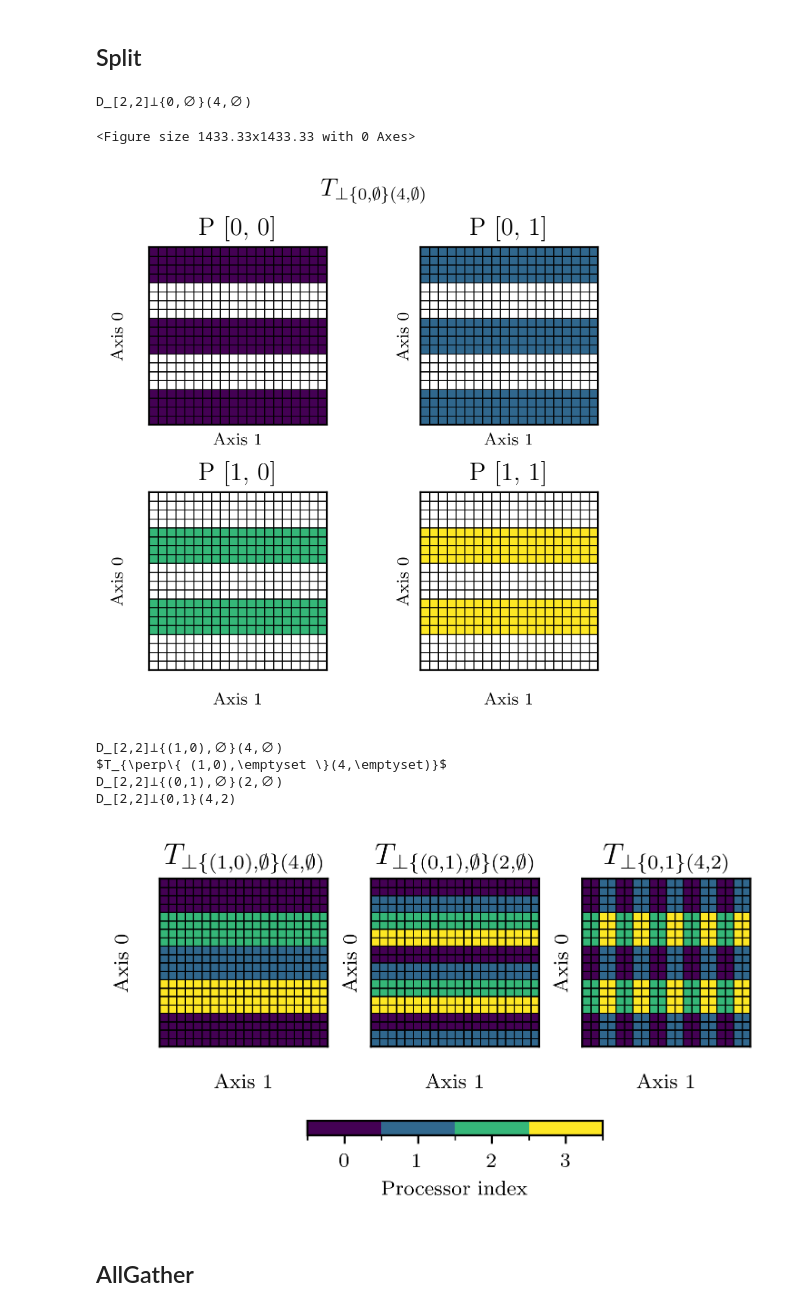
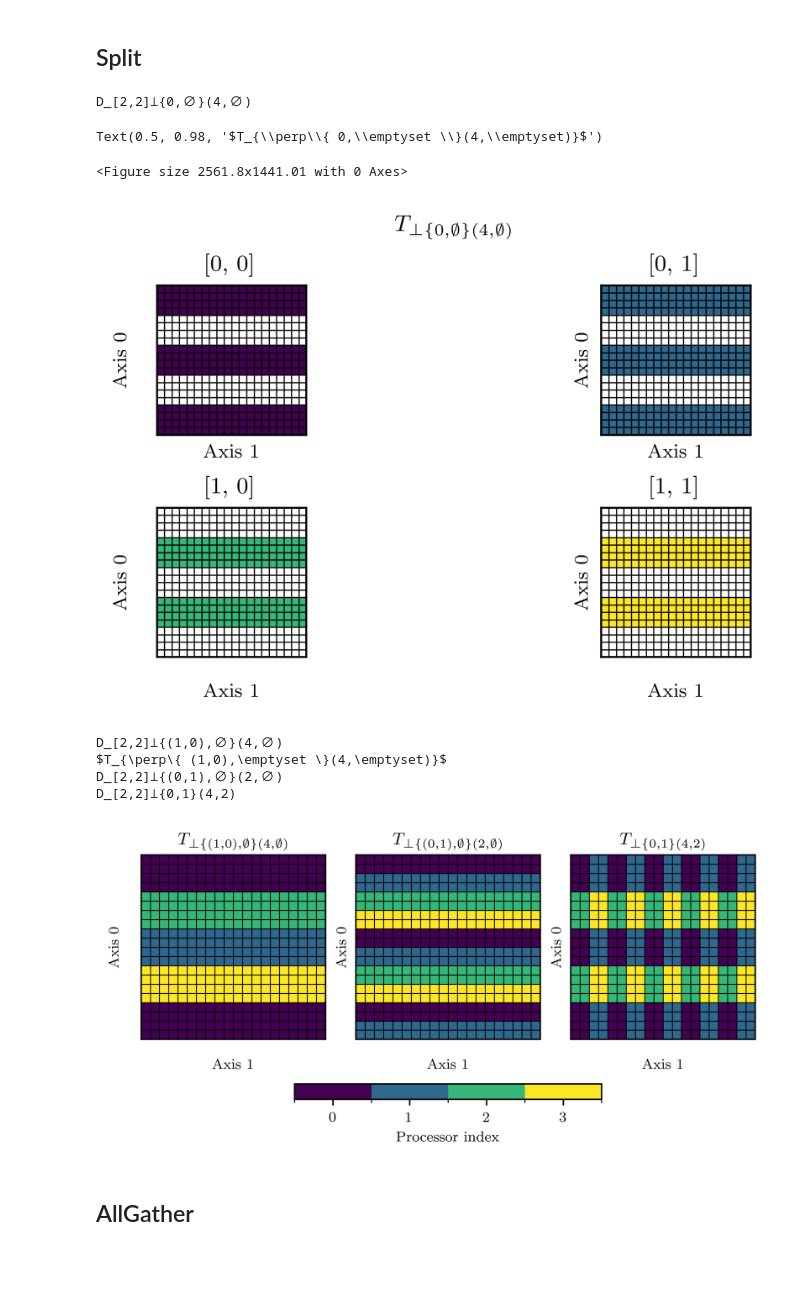
Before and after one commit to Helmholtz-AI-Energy/tensorcraft, a Jupyter notebook: notebooks/redistributions.ipynb, the cells around one changed output. Cells and saved outputs as stored; diff of their text form; code cells hidden in the pictures; blank space fills up the shorter version.

```diff
--- a/notebooks/redistributions.ipynb
+++ b/notebooks/redistributions.ipynb
@@ -20,17 +5,29 @@ log.setLevel("INFO")
 # %%
-LATEX_WIDTH = 517.935  # Doc
+%load_ext autoreload
+%autoreload 2
+import torch
+import tensorcraft as tc
+import matplotlib
+import matplotlib.pyplot as plt
+import logging
+import shutil
+
+tc.set_logger_config(level = logging.INFO)
+
+# LATEX_WIDTH = 517.935  # Doc
 # LATEX_WIDTH = 444.14774 # Doc
+LATEX_WIDTH = 370.28274 # Doc
 
 
-figSize = tc.viz.latex2figSize(LATEX_WIDTH, fraction=0.5, ratio=1)
-fontsize = 10
+default_figSize = tc.viz.latex2figSize(LATEX_WIDTH, fraction=1, ratio=16/9)
+fontsize = 8
 fontsize_small = 8
 
 matplotlib.rcParams.update(
     {
-        "figure.figsize": figSize,
-        "figure.dpi": 400,
-        # "figure.autolayout": True,
+        "figure.figsize": default_figSize,
+        "figure.dpi": 500,
+        "figure.autolayout": True,
         "font.family": "serif",
         "font.size": fontsize,
         "axes.labelsize": fontsize_small,
@@ -43,6 +40,7 @@ matplotlib.rcParams['text.usetex']= True if shutil.which('latex') else False
 # %% [markdown]
 ## Split
 # %%
+figSize = tc.viz.latex2figSize(LATEX_WIDTH, fraction=0.5, ratio=1)
 fig = plt.figure(layout='constrained')
 
 tensor_shape = torch.Size([20, 20])
@@ -55,40 +53,42 @@ fig.suptitle(dist.latexStr())
 # plt.savefig("plots/split_example_start.pdf")
 # %% [output]
 D_[2,2]⊥{0,∅}(4,∅)
-<Figure size 1433.33x1433.33 with 0 Axes>
+Text(0.5, 0.98, '$T_{\\perp\\{ 0,\\emptyset \\}(4,\\emptyset)}$')
+<Figure size 2561.8x1441.01 with 0 Axes>
-[figure, old version]
+[figure, new version]
 # %%
-fig = plt.figure(layout='constrained')
-grid = fig.add_gridspec(1, 3)
+figSize = tc.viz.latex2figSize(LATEX_WIDTH, fraction=1, ratio=2)
+fig = plt.figure(figsize=figSize,layout="constrained")
+grid = fig.add_gridspec(1,3)
 axs = grid.subplots(
     sharey=True,
 )
 
 new_dist, comm_vol, n_procs = dist.split(tensor_shape, tensor_axis=0, mesh_dims=1, block_size=2)
 print(new_dist)
-tc.viz.draw_2d_tensor(axs[0], tensor_shape, new_dist)
+tc.viz.draw_2d_tensor(axs[0], tensor_shape, new_dist, )
 print(new_dist.latexStr())
 axs[0].set_title(new_dist.latexStr())
 
 new_dist, comm_vol, n_procs = dist.split(tensor_shape, tensor_axis=0, mesh_dims=1, block_size=2, minor=True)
 print(new_dist)
-tc.viz.draw_2d_tensor(axs[1], tensor_shape, new_dist)
+tc.viz.draw_2d_tensor(axs[1], tensor_shape, new_dist, )
 axs[1].set_title(new_dist.latexStr())
 
 new_dist, comm_vol, n_procs = dist.split(tensor_shape, tensor_axis=1, mesh_dims=1, block_size=2)
 print(new_dist)
-tc.viz.draw_2d_tensor(axs[2], tensor_shape, new_dist)
+tc.viz.draw_2d_tensor(axs[2], tensor_shape, new_dist, )
 axs[2].set_title(new_dist.latexStr())
 
 tc.viz.draw_color_bar(fig, axs, tc.viz.get_n_colors(dist.numProcessors), orientation="horizontal", shrink=0.5)
 
 # plt.savefig("plots/split_example_end.pdf")
 # %% [output]
 D_[2,2]⊥{(1,0),∅}(4,∅)
 $T_{\perp\{ (1,0),\emptyset \}(4,\emptyset)}$
 D_[2,2]⊥{(0,1),∅}(2,∅)
 D_[2,2]⊥{0,1}(4,2)
-[figure, old version]
+[figure, new version]
 # %% [markdown]
 ## AllGather
 # %%
```
Also changed, not shown: parts of 12 cells of this notebook, 53 other files.
